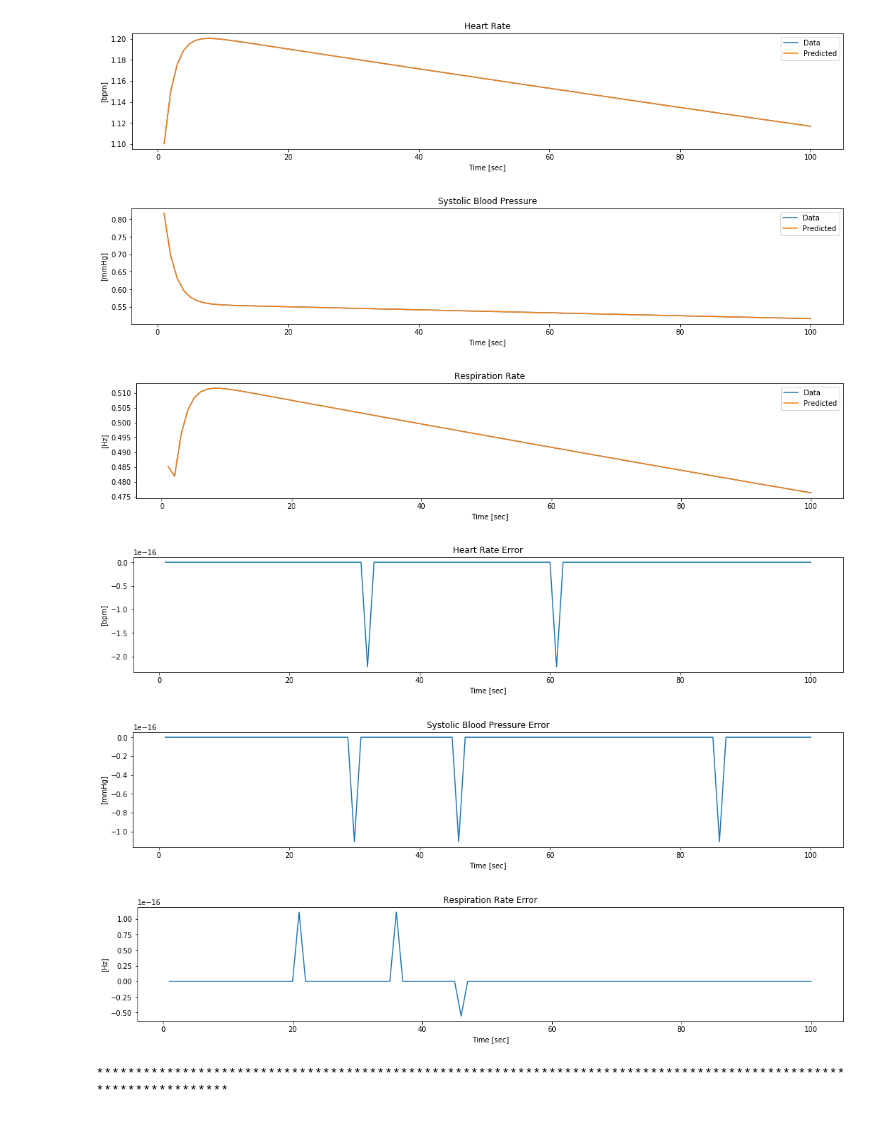
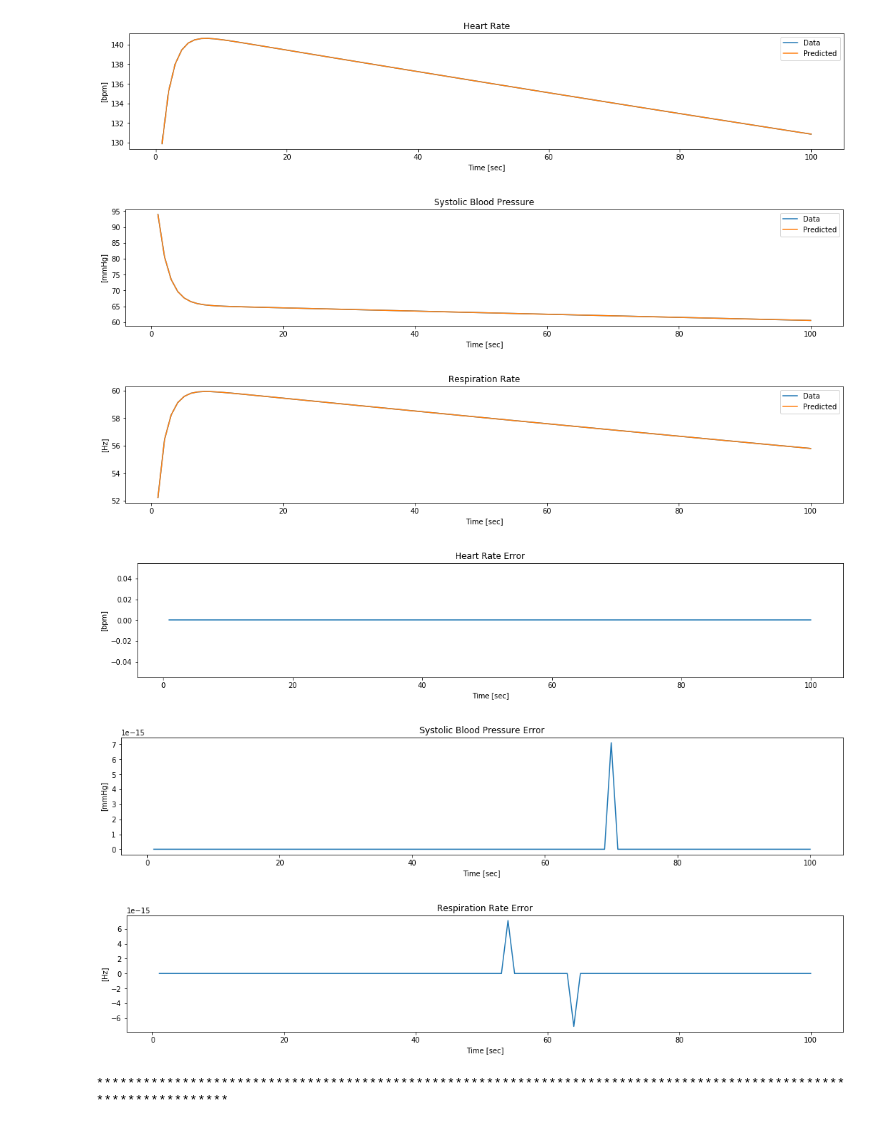
Before and after one commit to aliabufoul/SLDS, a Jupyter notebook: verification.ipynb, the cells around one changed output. Saved outputs shown, nothing was run; the diff lists cells and outputs as text; code cells hidden in the pictures.

Commit message:
Verification: Modify data start point to realistic values

```diff
--- a/verification.ipynb
+++ b/verification.ipynb
@@ -4,39 +4,38 @@
 
 dont_care = 0
 
 train_start = 930
 train_end = 1250
 model = find_T(train_start, train_end, 1)
 
 # build the processed data
-data = np.array([[1],[1],[1]])
+data = np.array([[120],[120],[30]])
 last_coloumn_data = data
 for i in range(100):
     last_coloumn_data = np.dot(model.T, last_coloumn_data)
     data = np.hstack((data,last_coloumn_data))
-#print(data)
 
 # call test_T & print_prediction_results
 prediction = test_T(model, dont_care, dont_care, data)
 print_prediction_results(prediction)
 # %% [output]
 *****************************************************************************************************************
 Estimation Method:  1
 T=
  [[0.91372362 0.16257485 0.02412455]
  [0.16010547 0.61147471 0.04509962]
  [0.37966291 0.03889249 0.06661012]]
 D=
  [[0]
  [0]
  [0]]
 Training Period: [930, 1250]
 Mean squared error: 0.00
 Coefficient of determination: 1.00
-[figure, old version]
+[figure, new version]
-[figure, old version]
+[figure, new version]
-[figure, old version]
+[figure, new version]
-[figure, old version]
+[figure, new version]
-[figure, old version]
+[figure, new version]
-[figure, old version]
+[figure, new version]
 *****************************************************************************************************************
```
